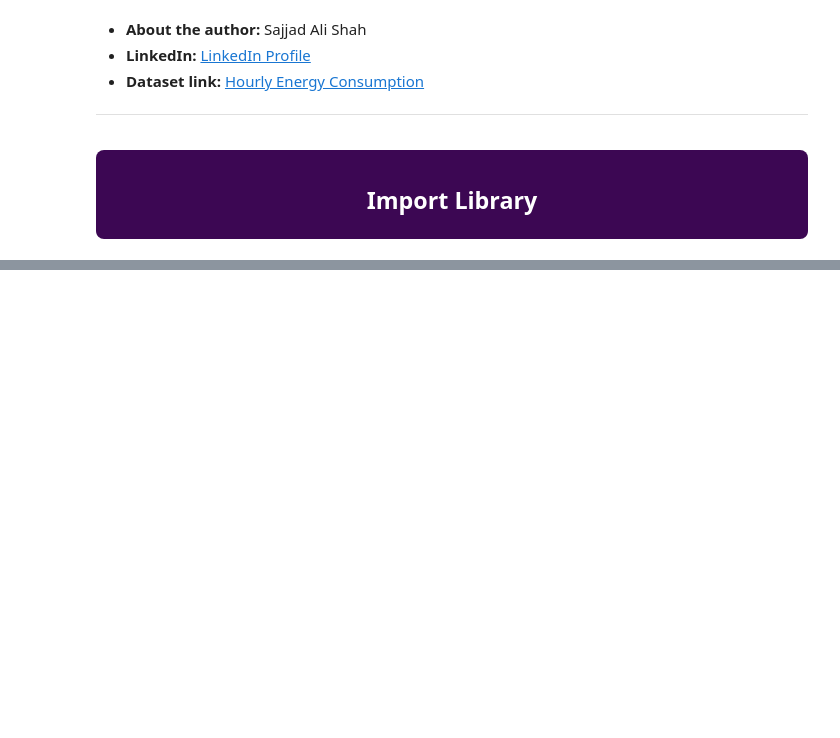
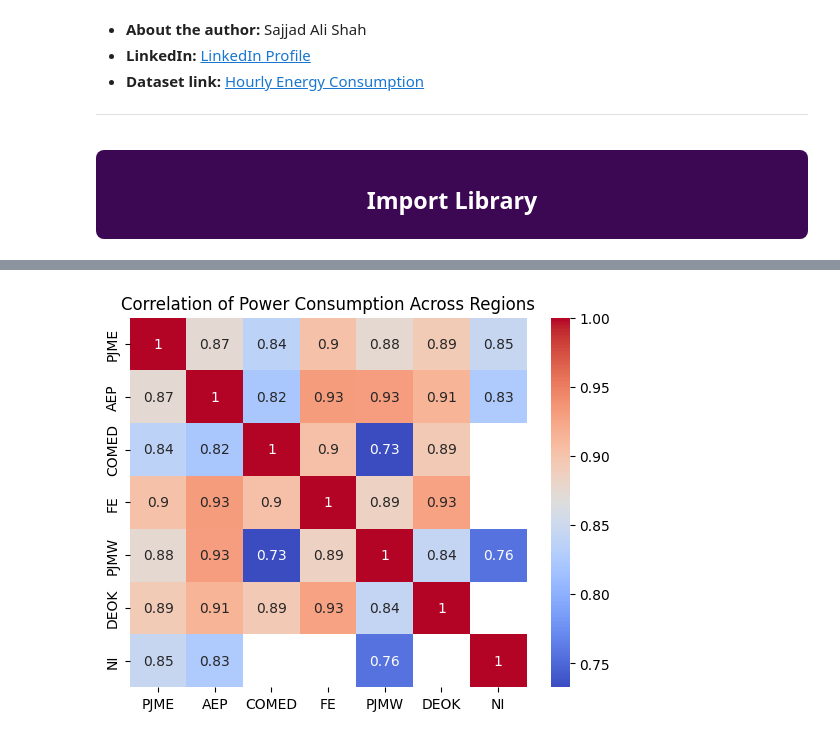
Before and after one commit to SajjadKhanYousafzai/Projects--Kaggle-, a Jupyter notebook: Time Serires Hourly Energy Consumption/Time_series.ipynb, the cells around one changed output, grey strips where cells are left out. Drawn from its saved outputs; the diff is of its cells as text; code cells hidden in the pictures; blank space fills up the shorter version.

```diff
--- a/Time Serires Hourly Energy Consumption/Time_series.ipynb
+++ b/Time Serires Hourly Energy Consumption/Time_series.ipynb
@@ -150,0 +134,20 @@ plt.show()
+# %%
+for region, df in data.items():
+    df['Year'] = df.index.year
+    df['Month'] = df.index.month
+    df['Day'] = df.index.day
+    df['Hour'] = df.index.hour
+    df['DayOfWeek'] = df.index.dayofweek
+# %%
+# Combine all regions' MW columns into a single DataFrame, aligning on the DatetimeIndex
+combined = pd.concat(
+    [df.loc[~df.index.duplicated(), f'{region}_MW'].rename(region) for region, df in data.items()],
+    axis=1,
+    join='outer'
+)
+correlation = combined.corr()
+sns.heatmap(correlation, annot=True, cmap='coolwarm')
+plt.title('Correlation of Power Consumption Across Regions')
+plt.show()
+# %% [output]
+[figure, added]
```
Also changed, not shown: parts of 13 cells of this notebook.
